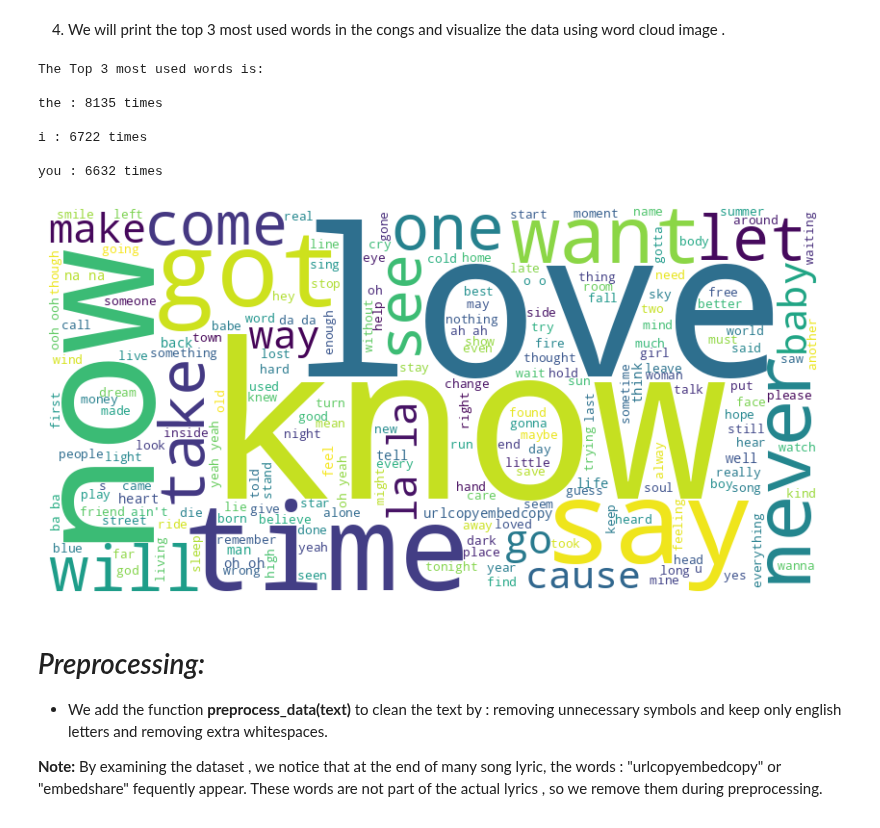
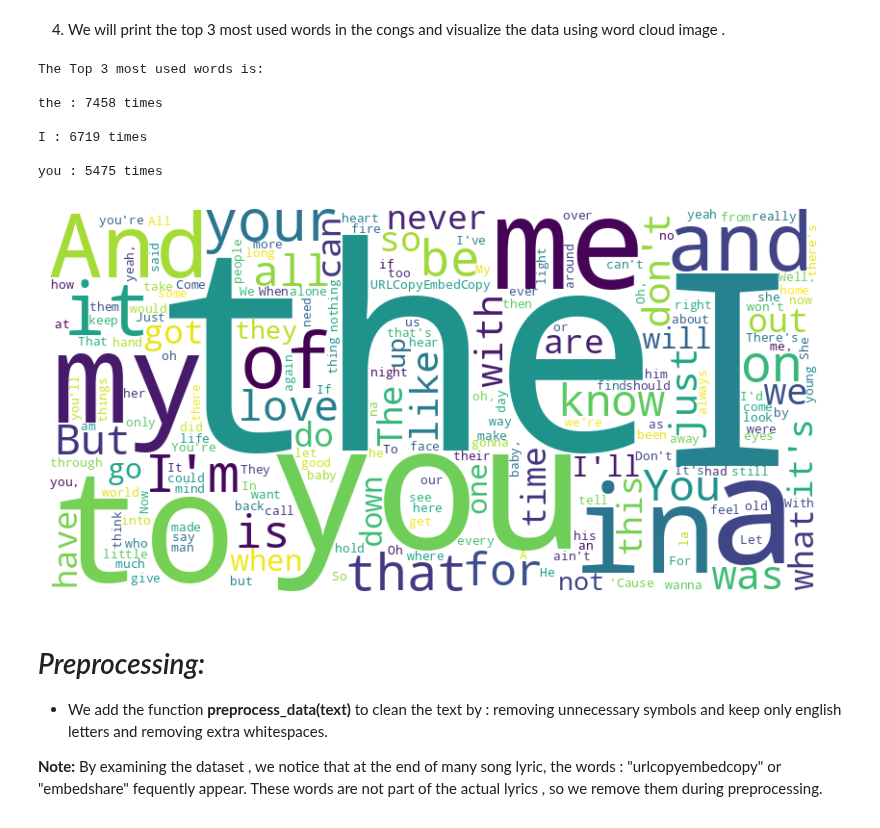
Before and after one commit to aseel1/Deep-learning, a Jupyter notebook: HW-3/HW3_PT1_322512690_212393532.ipynb, the cells around one changed output. Cells and saved outputs as stored; diff of their text form; code cells hidden in the pictures.

```diff
--- a/HW-3/HW3_PT1_322512690_212393532.ipynb
+++ b/HW-3/HW3_PT1_322512690_212393532.ipynb
@@ -124,37 +124,37 @@ The average number of words per song : 276.26040268456376
 4)  We will print the top 3 most used words in the congs and visualize the data using word cloud image .
 # %%
 
-all_lyrics=' '.join(data['Lyrics'].tolist()).lower()
+all_lyrics=' '.join(data['Lyrics'].tolist())
 all_words=all_lyrics.split()
 words_counts=Counter(all_words)
 
 # get the top 3 used words
 top_3_words=words_counts.most_common(3)
 
 # print the top 3 used words
 print("The Top 3 most used words is:\n")
 for word, count in top_3_words:
 
   print(f"{word} : {count} times \n")
 
 
 # Display the word cloud
 
-word_cloud=WordCloud(width=800, height =400 , background_color='white').generate(all_lyrics)
+word_cloud=WordCloud(width=800, height =400 , background_color='white').generate_from_frequencies(words_counts)
 
 plt.figure(figsize=(10,5))
 plt.imshow(word_cloud , interpolation='bilinear')
 plt.axis('off')
 plt.show()
 # %% [output]
 The Top 3 most used words is:
 
-the : 8135 times
+the : 7458 times
 
-i : 6722 times
+I : 6719 times
 
-you : 6632 times
+you : 5475 times
-[figure, old version]
+[figure, new version]
 # %% [markdown]
 # *Preprocessing:*
 
```
Also changed, not shown: parts of 4 cells of this notebook.
